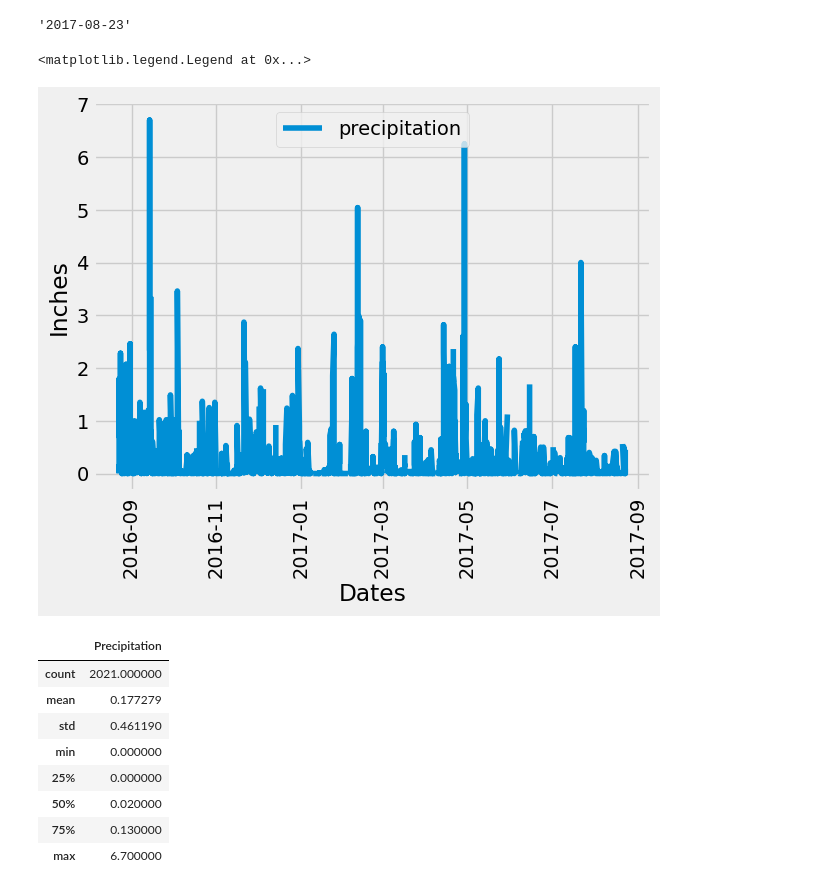
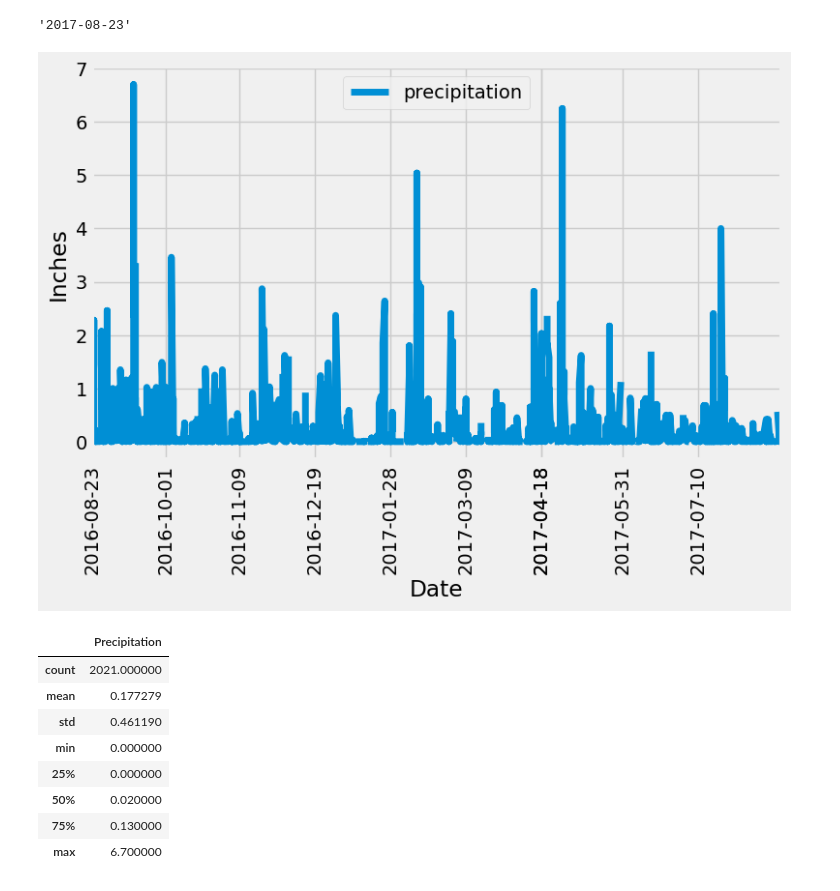
Before and after one commit to nickbartram/sqlalchemy-challenge, a Jupyter notebook: SurfsUp/climate_starter.ipynb, the cells around one changed output. Saved outputs shown, nothing was run; the diff lists cells and outputs as text; code cells hidden in the pictures.

Commit message:
Rough draft complete minus README. Most seems functional. Double-check app.py specifically to match requirements.

```diff
--- a/SurfsUp/climate_starter.ipynb
+++ b/SurfsUp/climate_starter.ipynb
@@ -46,6 +46,8 @@ most_recent_date
 # %%
 # Design a query to retrieve the last 12 months of precipitation data and plot the results.
 # Starting from the most recent data point in the database.
+
+# Ensure most_recent_date is in correct datetime format
 most_recent_date = datetime.strptime(most_recent_date, "%Y-%m-%d")
 
 # Calculate the date one year from the last date in data set.
@@ -64,16 +66,31 @@ precip_df['Date'] = pd.to_datetime(precip_df['Date'])
 
 # Sort the dataframe by date
 precip_df.sort_values(by='Date', inplace=True)
-
-# Use Pandas Plotting with Matplotlib to plot the data
-plt.plot(precip_df['Date'], precip_df['Precipitation'], label='precipitation')
-plt.xlabel('Dates')
-plt.ylabel('Inches')
-plt.xticks(rotation= 'vertical')
-plt.legend(loc='upper center')
-# %% [output]
-<matplotlib.legend.Legend at 0x...>
-[figure, removed]
+# %%
+
+# Use Pandas Plotting with Matplotlib to plot the data
+plt.figure(figsize=(8, 6))
+
+# Manually setting tick locations to fit example from Mod 10 Challenge image by hardcoding tick locations into a list
+tick_loc = ['2016-08-23', '2016-10-01', '2016-11-09', '2016-12-19', '2017-01-28', '2017-03-09', '2017-04-18', '2017-04-18', '2017-05-31', '2017-07-10']
+
+# Plot and format
+plt.plot(precip_df['Date'], precip_df['Precipitation'], label='precipitation', linewidth=5)
+plt.xlabel('Date')
+plt.ylabel('Inches')
+plt.xticks(rotation= 'vertical', ticks=tick_loc)
+plt.legend(loc='upper center')
+
+# Set the x limit
+plt.xlim(precip_df['Date'].min(), precip_df['Date'].max())
+
+# Adjust the layout to save space
+plt.tight_layout()
+
+# Show plot
+plt.show()
+# %% [output]
+[figure, added]
 # %%
 # Use Pandas to calculate the summary statistics for the precipitation data
 summary_stats = precip_df['Precipitation'].describe()
```
Also changed, not shown: 1 other file.
